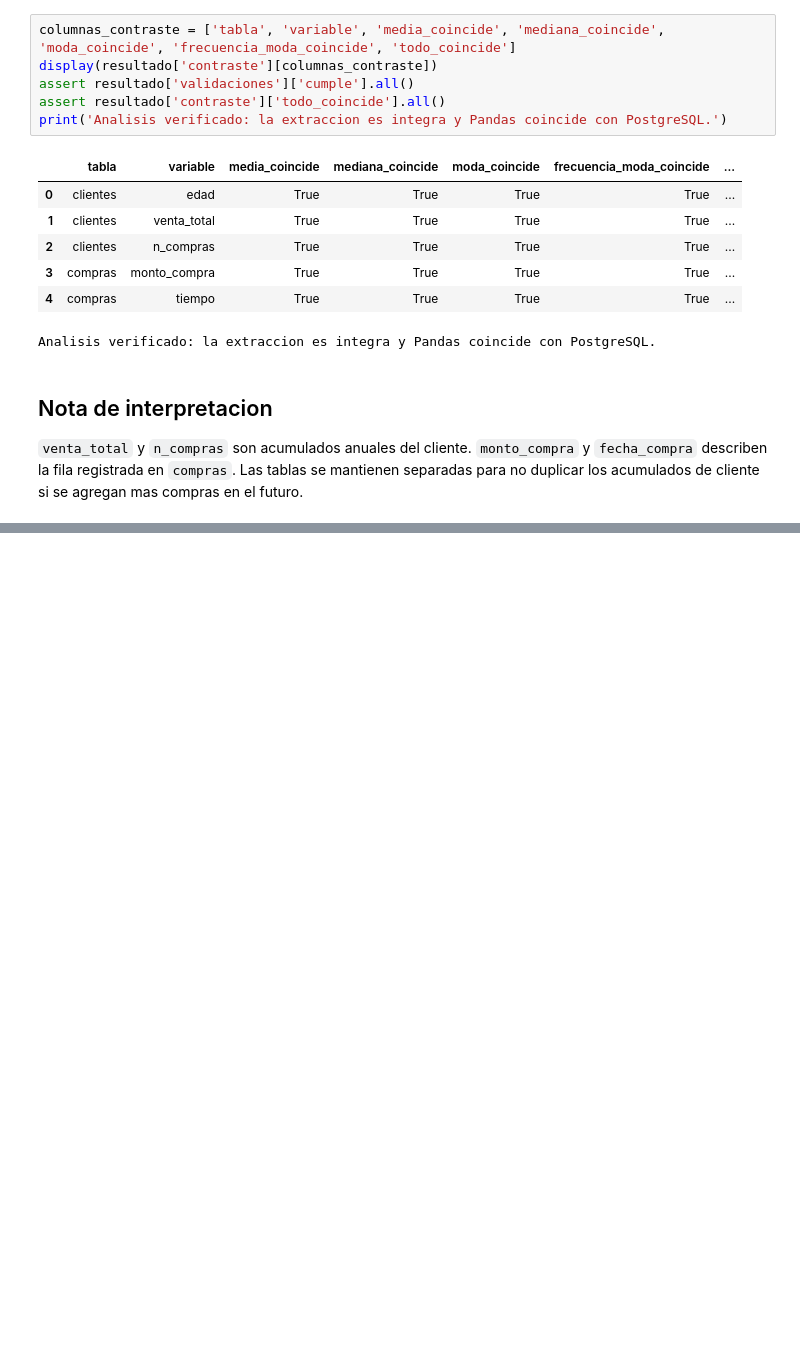
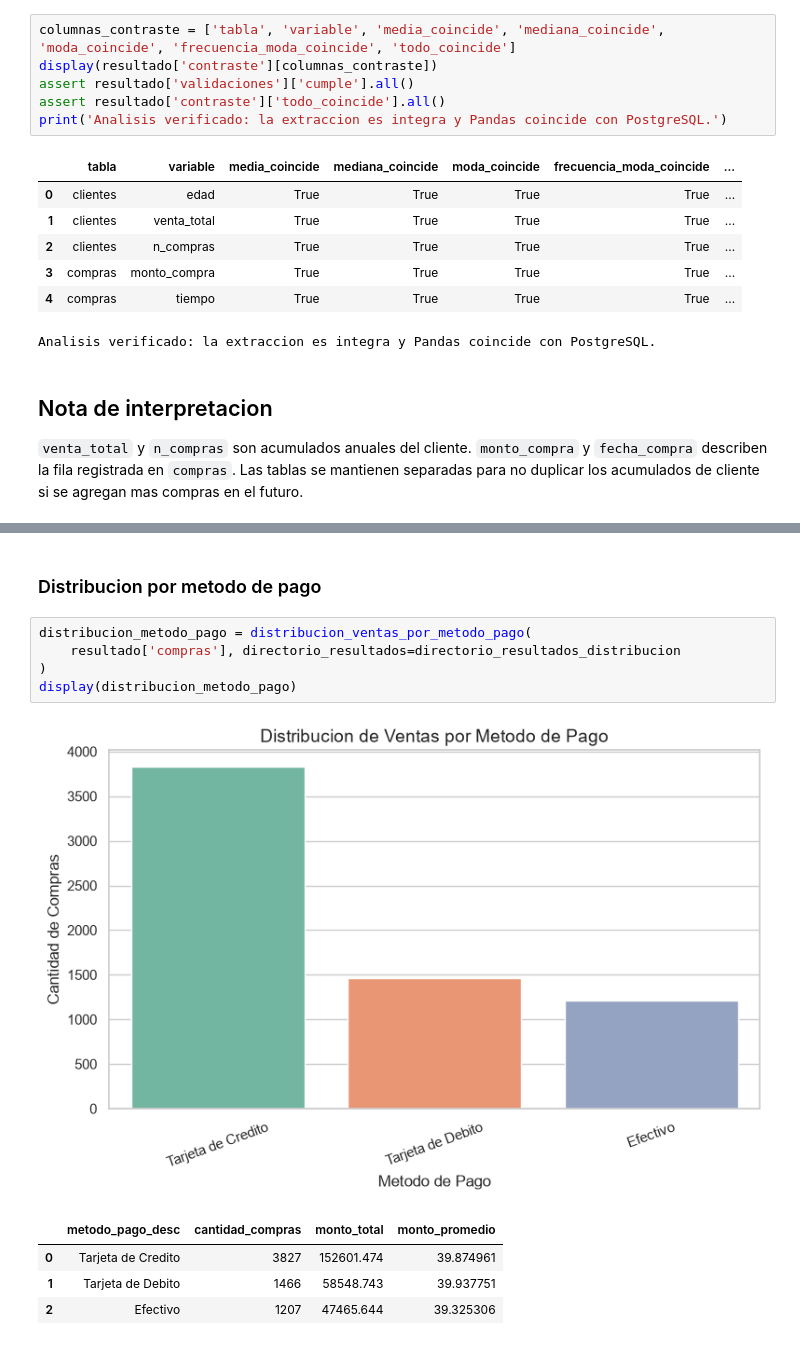
Before and after one commit to AngelMendoz/SOG2-2S26_grupo8, a Jupyter notebook: Practica_1/02-Analisis-exploratorio/analisis_exploratorio.ipynb, the cells around one changed output, grey strips where cells are left out. Saved outputs shown, nothing was run; the diff lists cells and outputs as text; blank space fills up the shorter version.

```diff
--- a/Practica_1/02-Analisis-exploratorio/analisis_exploratorio.ipynb
+++ b/Practica_1/02-Analisis-exploratorio/analisis_exploratorio.ipynb
@@ -175,0 +214,13 @@ Analisis verificado: la extraccion es integra y Pandas coincide con PostgreSQL.
+# %% [markdown]
+### Distribucion por metodo de pago
+# %%
+distribucion_metodo_pago = distribucion_ventas_por_metodo_pago(
+    resultado['compras'], directorio_resultados=directorio_resultados_distribucion
+)
+display(distribucion_metodo_pago)
+# %% [output]
+[figure, added]
+|  | metodo_pago_desc | cantidad_compras | monto_total | monto_promedio |
+| 0 | Tarjeta de Credito | 3827 | 152601.474 | 39.874961 |
+| 1 | Tarjeta de Debito | 1466 | 58548.743 | 39.937751 |
+| 2 | Efectivo | 1207 | 47465.644 | 39.325306 |
```
Also changed, not shown: parts of 11 cells of this notebook, 11 other files.
